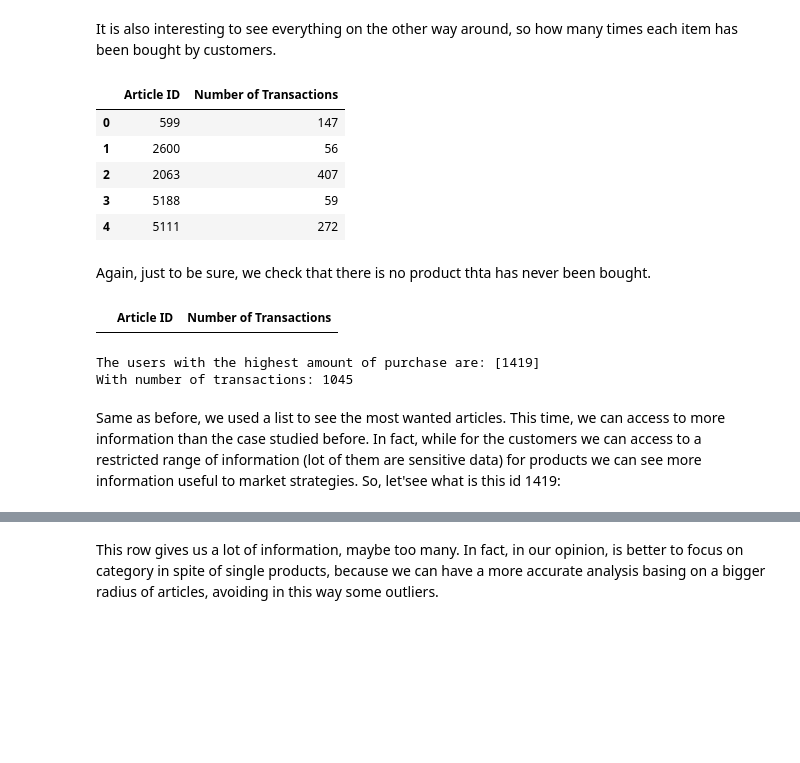
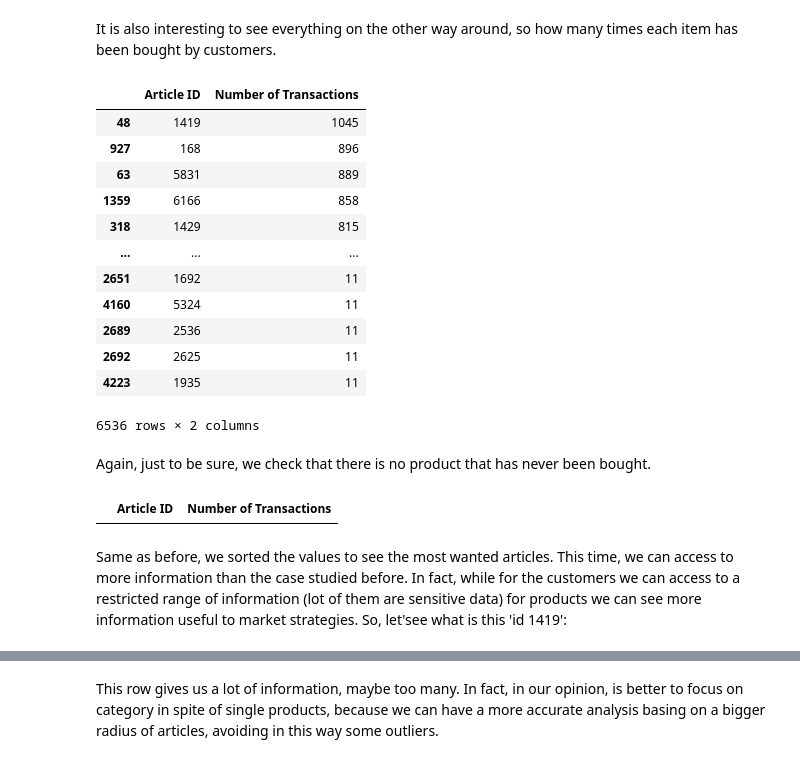
Before and after one commit to alessiabresolin/275601, a Jupyter notebook: project.ipynb, the cells around one changed output, grey strips where cells are left out. Drawn from its saved outputs; the diff is of its cells as text; code cells hidden in the pictures; blank space fills up the shorter version.

```diff
--- a/project.ipynb
+++ b/project.ipynb
@@ -445,35 +441,32 @@ article_transactions_count = Counter(transactions['article_id'])
 # %%
 article_transactions_count_df = pd.DataFrame([article_transactions_count]).T.reset_index()
 article_transactions_count_df.columns = ['Article ID', 'Number of Transactions']
-article_transactions_count_df.head()
+article_transactions_count_df.sort_values(by='Number of Transactions', ascending=False)
 # %% [output]
 |  | Article ID | Number of Transactions |
-| 0 | 599 | 147 |
-| 1 | 2600 | 56 |
-| 2 | 2063 | 407 |
-| 3 | 5188 | 59 |
-| 4 | 5111 | 272 |
+| 48 | 1419 | 1045 |
+| 927 | 168 | 896 |
+| 63 | 5831 | 889 |
+| 1359 | 6166 | 858 |
+| 318 | 1429 | 815 |
+| ... | ... | ... |
+| 2651 | 1692 | 11 |
+| 4160 | 5324 | 11 |
+| 2689 | 2536 | 11 |
+| 2692 | 2625 | 11 |
+| 4223 | 1935 | 11 |
+6536 rows × 2 columns
 # %% [markdown]
-Again, just to be sure, we check that there is no product thta has never been bought.
+Again, just to be sure, we check that there is no product that has never been bought.
 # %%
 article_transactions_count_df[article_transactions_count_df['Number of Transactions'] == '0']
 # %% [output]
 |  | Article ID | Number of Transactions |
-# %%
-max_article_transaction =article_transactions_count_df['Number of Transactions'].max() #find the max number of transactions by a costumer
-article_list = []
-for i in article_transactions_count.keys():
-    if article_transactions_count[i] == max_article_transaction:
-        article_list.append(i)
-print("The users with the highest amount of purchase are: " + str(article_list) + '\nWith number of transactions: ' + str(max_article_transaction))
-# %% [output]
-The users with the highest amount of purchase are: [1419]
-With number of transactions: 1045
 # %% [markdown]
-Same as before, we used a list to see the most wanted articles.
+Same as before, we sorted the values to see the most wanted articles.
 This time, we can access to more information than the case studied before.
 In fact, while for the customers we can access to a restricted range of information (lot of them are sensitive data) for products we can see more information useful to market strategies.
-So, let'see what is this id 1419:
+So, let'see what is this 'id 1419':
 # %%
 articles.loc[articles['article_id'] == 1419]
 # %% [output]
```
Also changed, not shown: parts of 26 cells of this notebook.
